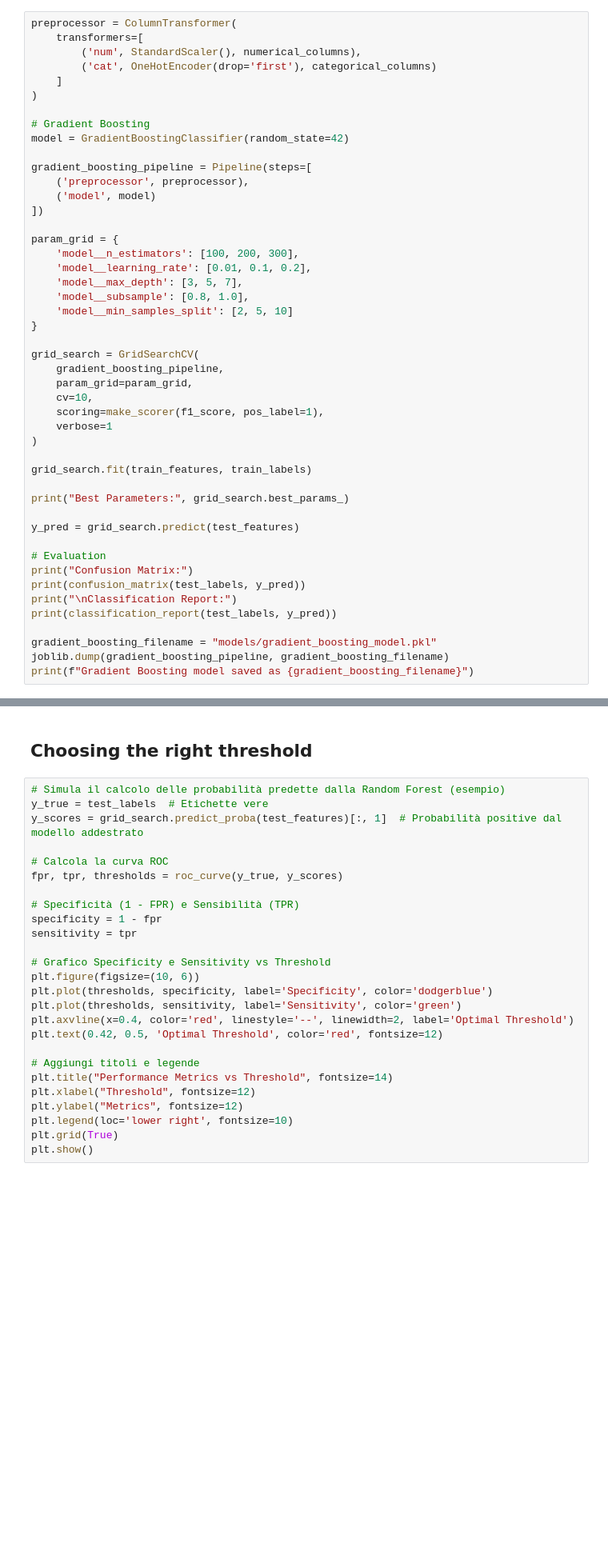
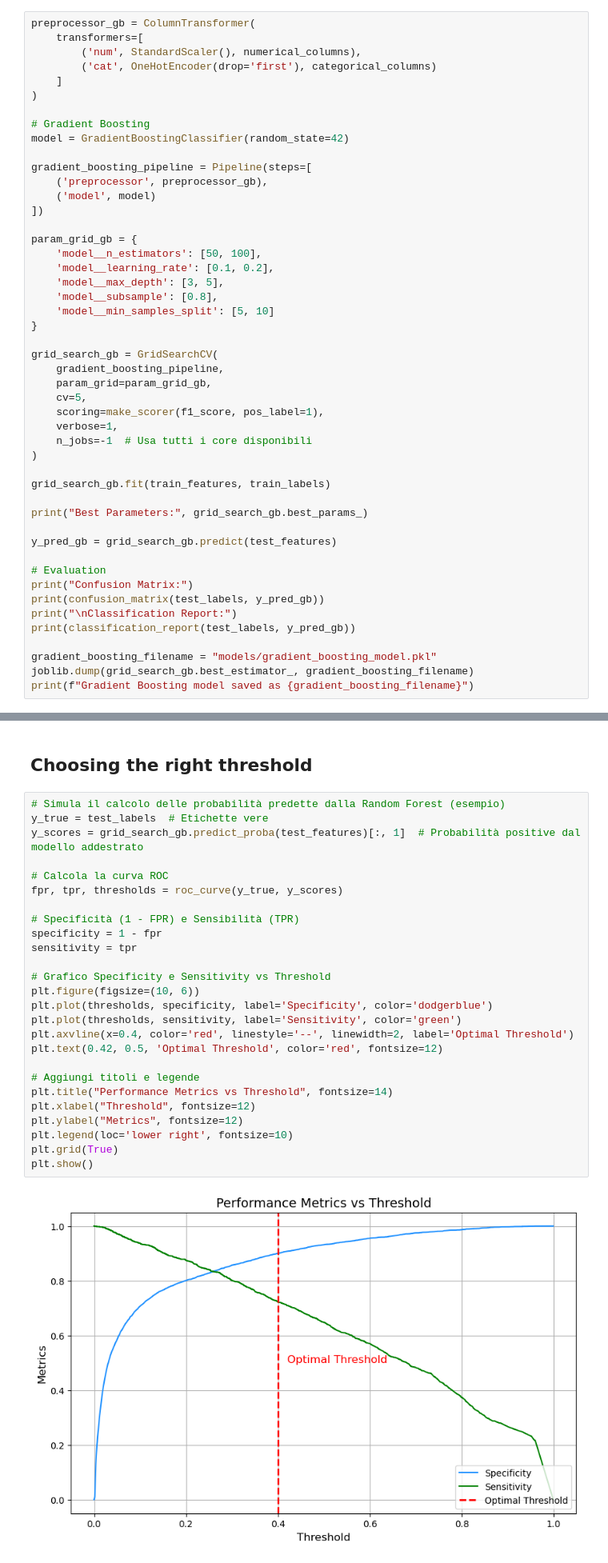
Before and after one commit to keitaVigano/income_classification, a Jupyter notebook: notebook/modeling.ipynb, the cells around one changed output, grey strips where cells are left out. Shown at 80% size. Drawn from its saved outputs; the diff is of its cells as text; blank space fills up the shorter version.

```diff
--- a/notebook/modeling.ipynb
+++ b/notebook/modeling.ipynb
@@ -380,7 +417,7 @@ Fitting 10 folds for each of 108 candidates, totalling 1080 fits
 # %% [markdown]
 ## Gradient boosting
 # %%
-preprocessor = ColumnTransformer(
+preprocessor_gb = ColumnTransformer(
     transformers=[
         ('num', StandardScaler(), numerical_columns),
         ('cat', OneHotEncoder(drop='first'), categorical_columns)
@@ -391,39 +428,40 @@ preprocessor = ColumnTransformer(
 model = GradientBoostingClassifier(random_state=42)
 
 gradient_boosting_pipeline = Pipeline(steps=[
-    ('preprocessor', preprocessor),
+    ('preprocessor', preprocessor_gb),
     ('model', model)
 ])
 
-param_grid = {
-    'model__n_estimators': [100, 200, 300],
-    'model__learning_rate': [0.01, 0.1, 0.2],
-    'model__max_depth': [3, 5, 7],
-    'model__subsample': [0.8, 1.0],
-    'model__min_samples_split': [2, 5, 10]
+param_grid_gb = {
+    'model__n_estimators': [50, 100],
+    'model__learning_rate': [0.1, 0.2],
+    'model__max_depth': [3, 5],
+    'model__subsample': [0.8],
+    'model__min_samples_split': [5, 10]
 }
 
-grid_search = GridSearchCV(
+grid_search_gb = GridSearchCV(
     gradient_boosting_pipeline,
-    param_grid=param_grid,
-    cv=10,
+    param_grid=param_grid_gb,
+    cv=5,
     scoring=make_scorer(f1_score, pos_label=1),
-    verbose=1
+    verbose=1,
+    n_jobs=-1  # Usa tutti i core disponibili
 )
 
-grid_search.fit(train_features, train_labels)
+grid_search_gb.fit(train_features, train_labels)
 
-print("Best Parameters:", grid_search.best_params_)
+print("Best Parameters:", grid_search_gb.best_params_)
 
-y_pred = grid_search.predict(test_features)
+y_pred_gb = grid_search_gb.predict(test_features)
 
 # Evaluation
 print("Confusion Matrix:")
-print(confusion_matrix(test_labels, y_pred))
+print(confusion_matrix(test_labels, y_pred_gb))
 print("\nClassification Report:")
-print(classification_report(test_labels, y_pred))
+print(classification_report(test_labels, y_pred_gb))
 
 gradient_boosting_filename = "models/gradient_boosting_model.pkl"
-joblib.dump(gradient_boosting_pipeline, gradient_boosting_filename)
+joblib.dump(grid_search_gb.best_estimator_, gradient_boosting_filename)
 print(f"Gradient Boosting model saved as {gradient_boosting_filename}")
 # %% [output]
@@ -584,26 +664,28 @@ plot_lift_curve(test_labels, y_probs, model_names)
 # %%
 # Simula il calcolo delle probabilità predette dalla Random Forest (esempio)
 y_true = test_labels  # Etichette vere
-y_scores = grid_search.predict_proba(test_features)[:, 1]  # Probabilità positive dal modello addestrato
+y_scores = grid_search_gb.predict_proba(test_features)[:, 1]  # Probabilità positive dal modello addestrato
 
 # Calcola la curva ROC
 fpr, tpr, thresholds = roc_curve(y_true, y_scores)
 
 # Specificità (1 - FPR) e Sensibilità (TPR)
 specificity = 1 - fpr
 sensitivity = tpr
 
 # Grafico Specificity e Sensitivity vs Threshold
 plt.figure(figsize=(10, 6))
 plt.plot(thresholds, specificity, label='Specificity', color='dodgerblue')
 plt.plot(thresholds, sensitivity, label='Sensitivity', color='green')
 plt.axvline(x=0.4, color='red', linestyle='--', linewidth=2, label='Optimal Threshold')
 plt.text(0.42, 0.5, 'Optimal Threshold', color='red', fontsize=12)
 
 # Aggiungi titoli e legende
 plt.title("Performance Metrics vs Threshold", fontsize=14)
 plt.xlabel("Threshold", fontsize=12)
 plt.ylabel("Metrics", fontsize=12)
 plt.legend(loc='lower right', fontsize=10)
 plt.grid(True)
 plt.show()
+# %% [output]
+[figure, added]
```
Also changed, not shown: parts of 11 cells of this notebook, 8 other files.
